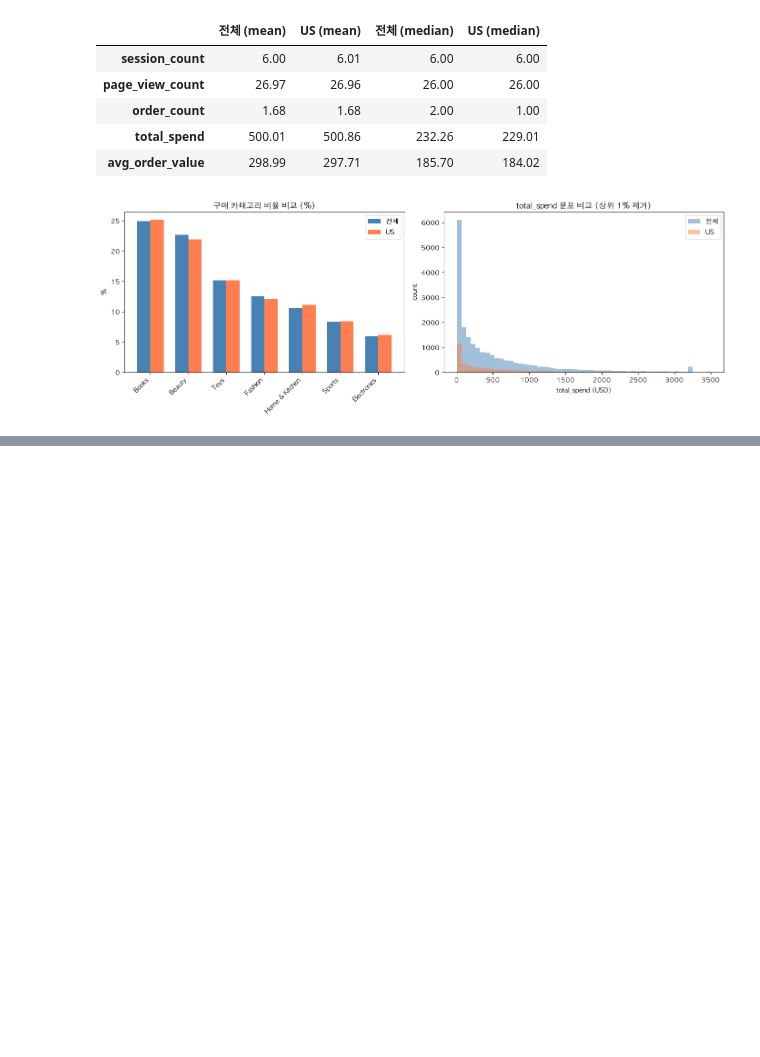
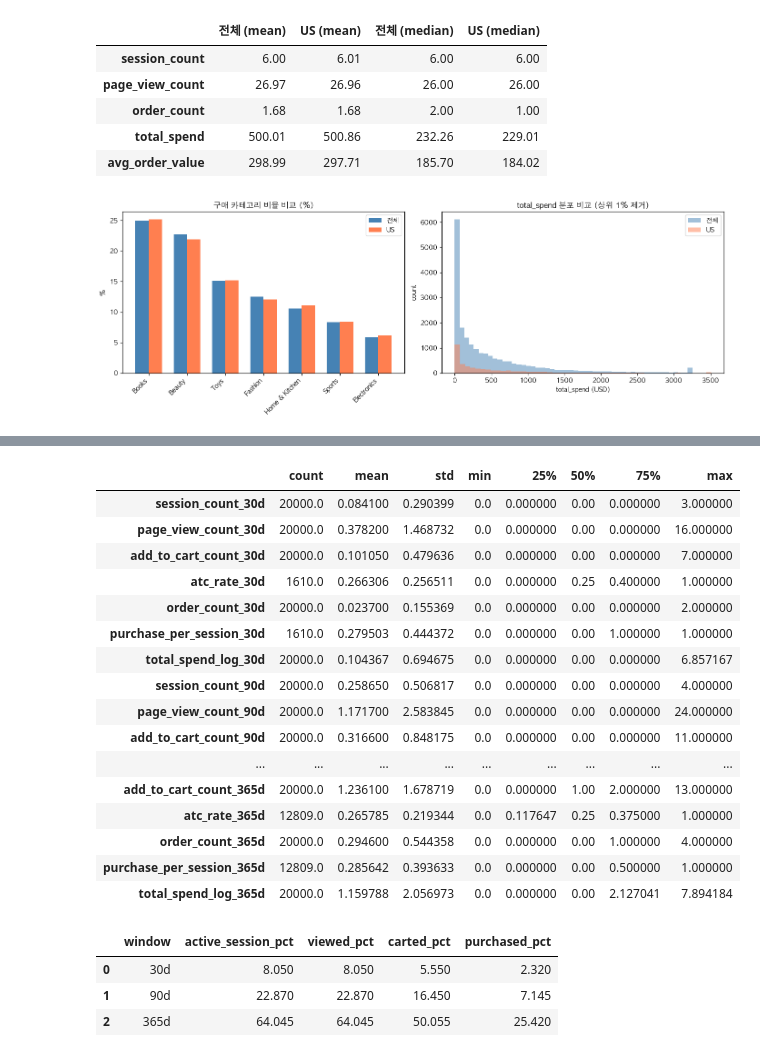
Before and after one commit to why-they-leave/retail-clickstream-analysis, a Jupyter notebook: notebooks/EDA_customer_features.ipynb, the cells around one changed output, grey strips where cells are left out. Drawn from its saved outputs; the diff is of its cells as text; code cells hidden in the pictures; blank space fills up the shorter version.

```diff
--- a/notebooks/EDA_customer_features.ipynb
+++ b/notebooks/EDA_customer_features.ipynb
@@ -210,0 +820,41 @@ plt.show()
+# %%
+window_numeric_cols = [
+    "session_count_30d", "page_view_count_30d", "add_to_cart_count_30d", "atc_rate_30d", "order_count_30d", "purchase_per_session_30d", "total_spend_log_30d",
+    "session_count_90d", "page_view_count_90d", "add_to_cart_count_90d", "atc_rate_90d", "order_count_90d", "purchase_per_session_90d", "total_spend_log_90d",
+    "session_count_365d", "page_view_count_365d", "add_to_cart_count_365d", "atc_rate_365d", "order_count_365d", "purchase_per_session_365d", "total_spend_log_365d",
+]
+
+display(window_features_all[window_numeric_cols].describe().T)
+
+active_summary = []
+for days in [30, 90, 365]:
+    active_summary.append({
+        "window": f"{days}d",
+        "active_session_pct": (window_features_all[f"session_count_{days}d"] > 0).mean() * 100,
+        "viewed_pct": (window_features_all[f"page_view_count_{days}d"] > 0).mean() * 100,
+        "carted_pct": (window_features_all[f"add_to_cart_count_{days}d"] > 0).mean() * 100,
+        "purchased_pct": (window_features_all[f"order_count_{days}d"] > 0).mean() * 100,
+    })
+display(pd.DataFrame(active_summary))
+# %% [output]
+|  | count | mean | std | min | 25% | 50% | 75% | max |
+| session_count_30d | 20000.0 | 0.084100 | 0.290399 | 0.0 | 0.000000 | 0.00 | 0.000000 | 3.000000 |
+| page_view_count_30d | 20000.0 | 0.378200 | 1.468732 | 0.0 | 0.000000 | 0.00 | 0.000000 | 16.000000 |
+| add_to_cart_count_30d | 20000.0 | 0.101050 | 0.479636 | 0.0 | 0.000000 | 0.00 | 0.000000 | 7.000000 |
+| atc_rate_30d | 1610.0 | 0.266306 | 0.256511 | 0.0 | 0.000000 | 0.25 | 0.400000 | 1.000000 |
+| order_count_30d | 20000.0 | 0.023700 | 0.155369 | 0.0 | 0.000000 | 0.00 | 0.000000 | 2.000000 |
+| purchase_per_session_30d | 1610.0 | 0.279503 | 0.444372 | 0.0 | 0.000000 | 0.00 | 1.000000 | 1.000000 |
+| total_spend_log_30d | 20000.0 | 0.104367 | 0.694675 | 0.0 | 0.000000 | 0.00 | 0.000000 | 6.857167 |
+| session_count_90d | 20000.0 | 0.258650 | 0.506817 | 0.0 | 0.000000 | 0.00 | 0.000000 | 4.000000 |
+| page_view_count_90d | 20000.0 | 1.171700 | 2.583845 | 0.0 | 0.000000 | 0.00 | 0.000000 | 24.000000 |
+| add_to_cart_count_90d | 20000.0 | 0.316600 | 0.848175 | 0.0 | 0.000000 | 0.00 | 0.000000 | 11.000000 |
+| ... | ... | ... | ... | ... | ... | ... | ... | ... |
+| add_to_cart_count_365d | 20000.0 | 1.236100 | 1.678719 | 0.0 | 0.000000 | 1.00 | 2.000000 | 13.000000 |
+| atc_rate_365d | 12809.0 | 0.265785 | 0.219344 | 0.0 | 0.117647 | 0.25 | 0.375000 | 1.000000 |
+| order_count_365d | 20000.0 | 0.294600 | 0.544358 | 0.0 | 0.000000 | 0.00 | 1.000000 | 4.000000 |
+| purchase_per_session_365d | 12809.0 | 0.285642 | 0.393633 | 0.0 | 0.000000 | 0.00 | 0.500000 | 1.000000 |
+| total_spend_log_365d | 20000.0 | 1.159788 | 2.056973 | 0.0 | 0.000000 | 0.00 | 2.127041 | 7.894184 |
+|  | window | active_session_pct | viewed_pct | carted_pct | purchased_pct |
+| 0 | 30d | 8.050 | 8.050 | 5.550 | 2.320 |
+| 1 | 90d | 22.870 | 22.870 | 16.450 | 7.145 |
+| 2 | 365d | 64.045 | 64.045 | 50.055 | 25.420 |
```
Also changed, not shown: parts of 25 cells of this notebook.
